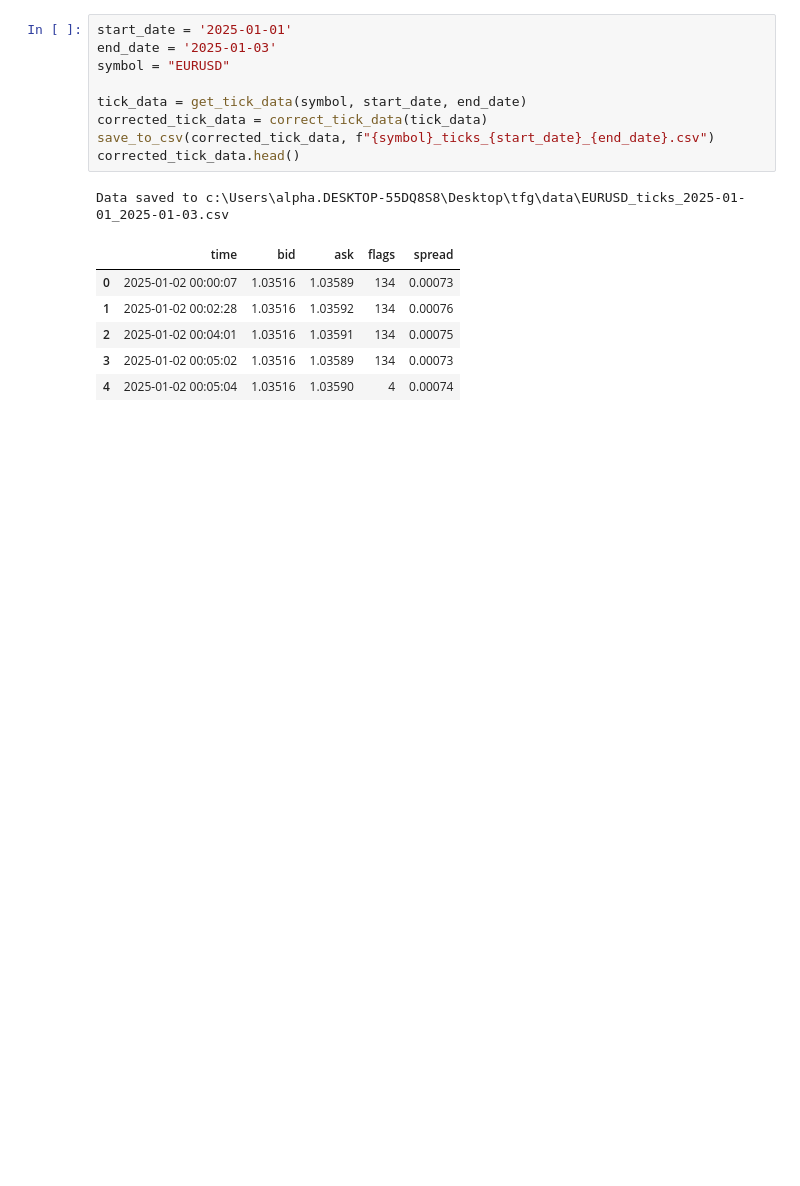
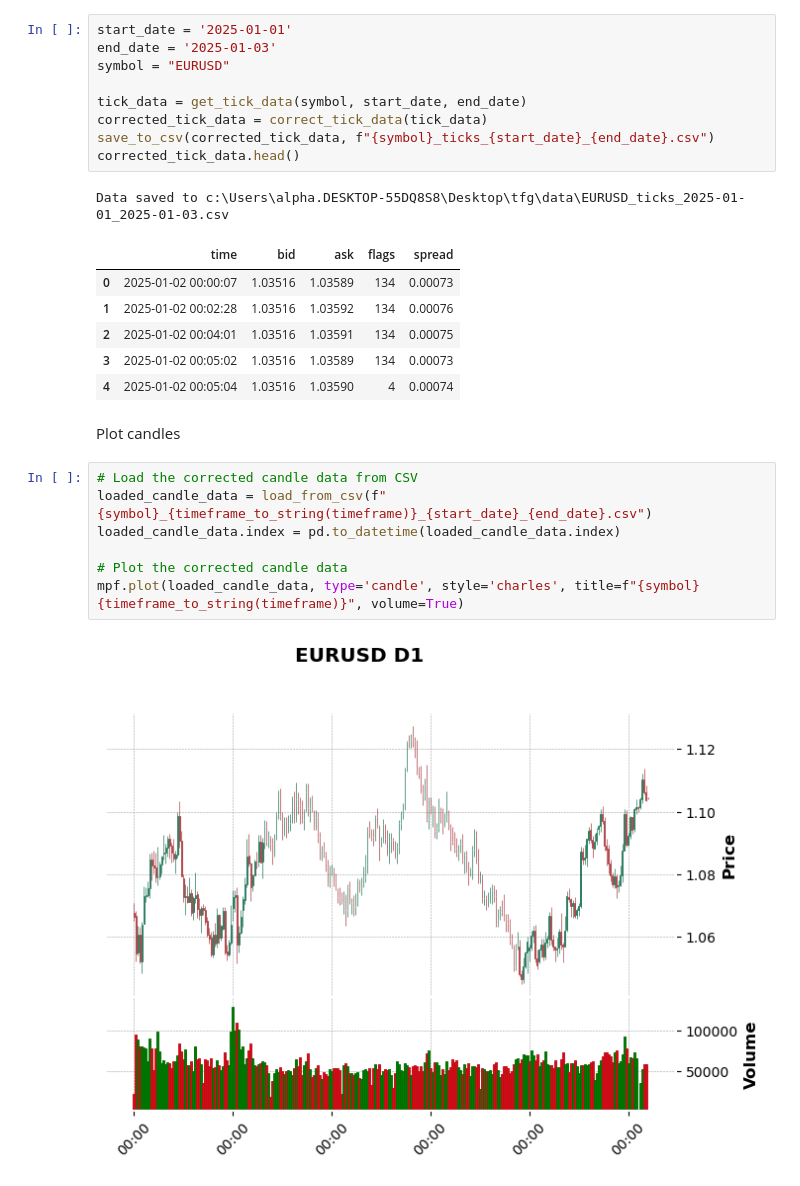
Before and after one commit to D1M1S4N/tfg, a Jupyter notebook: main.ipynb, the cells around one changed output. Saved outputs shown, nothing was run; the diff lists cells and outputs as text; blank space fills up the shorter version.

```diff
--- a/main.ipynb
+++ b/main.ipynb
@@ -47,3 +49,14 @@ Data saved to c:\Users\alpha.DESKTOP-55DQ8S8\Desktop\tfg\data\EURUSD_ticks_2025-
 | 2 | 2025-01-02 00:04:01 | 1.03516 | 1.03591 | 134 | 0.00075 |
 | 3 | 2025-01-02 00:05:02 | 1.03516 | 1.03589 | 134 | 0.00073 |
 | 4 | 2025-01-02 00:05:04 | 1.03516 | 1.03590 | 4 | 0.00074 |
+# %% [markdown]
+Plot candles
+# %%
+# Load the corrected candle data from CSV
+loaded_candle_data = load_from_csv(f"{symbol}_{timeframe_to_string(timeframe)}_{start_date}_{end_date}.csv")
+loaded_candle_data.index = pd.to_datetime(loaded_candle_data.index)
+
+# Plot the corrected candle data
+mpf.plot(loaded_candle_data, type='candle', style='charles', title=f"{symbol} {timeframe_to_string(timeframe)}", volume=True)
+# %% [output]
+[figure, added]
```
Also changed, not shown: parts of 2 cells of this notebook, 16 other files.
